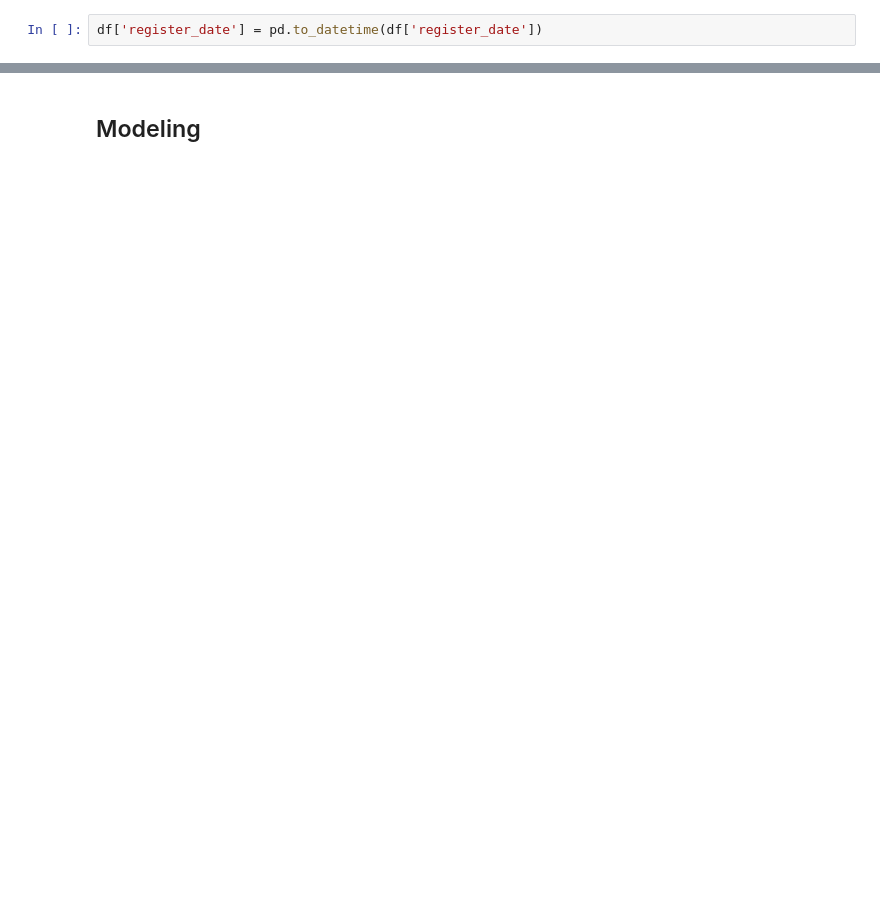
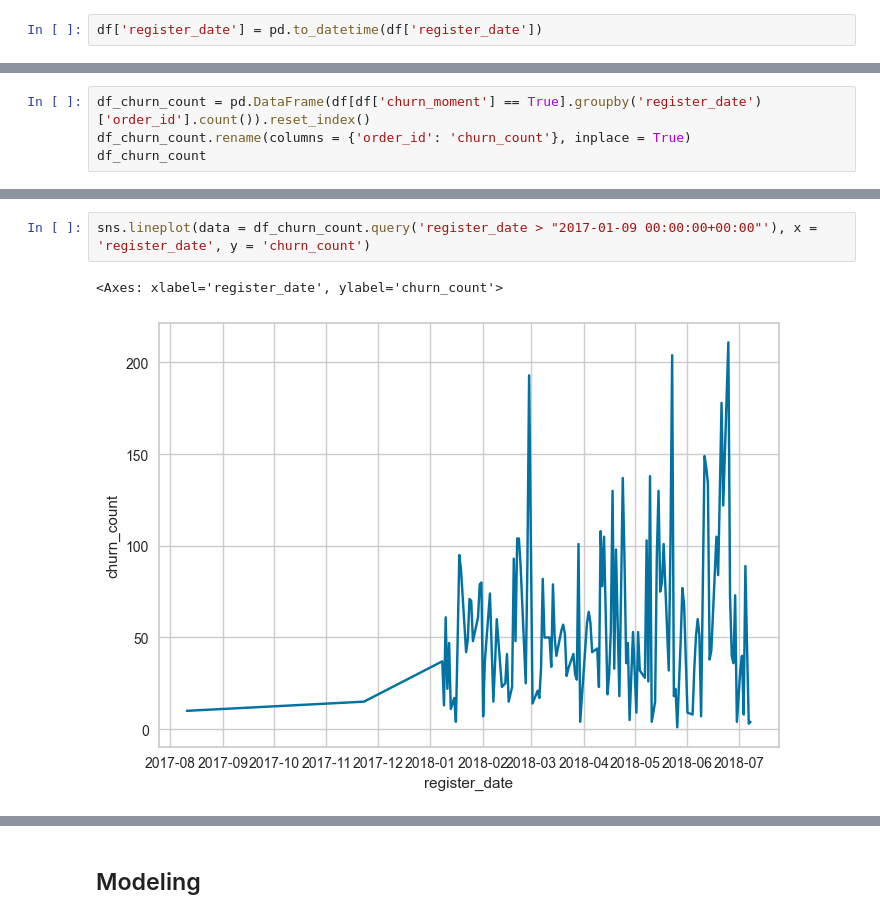
Before and after one commit to sergioalvesnicolau/Projeto---Case-Ambev, a Jupyter notebook: main.ipynb, the cells around one changed output, grey strips where cells are left out. Cells and saved outputs as stored; diff of their text form; blank space fills up the shorter version.

```diff
--- a/main.ipynb
+++ b/main.ipynb
@@ -256,0 +225,4 @@ dtype: int64
+# %%
+df_churn_count = pd.DataFrame(df[df['churn_moment'] == True].groupby('register_date')['order_id'].count()).reset_index()
+df_churn_count.rename(columns = {'order_id': 'churn_count'}, inplace = True)
+df_churn_count
@@ -256,0 +243,5 @@ dtype: int64
+# %%
+sns.lineplot(data = df_churn_count.query('register_date > "2017-01-09 00:00:00+00:00"'), x = 'register_date', y = 'churn_count')
+# %% [output]
+<Axes: xlabel='register_date', ylabel='churn_count'>
+[figure, added]
```
Also changed, not shown: parts of 47 cells of this notebook, 1 other file.
